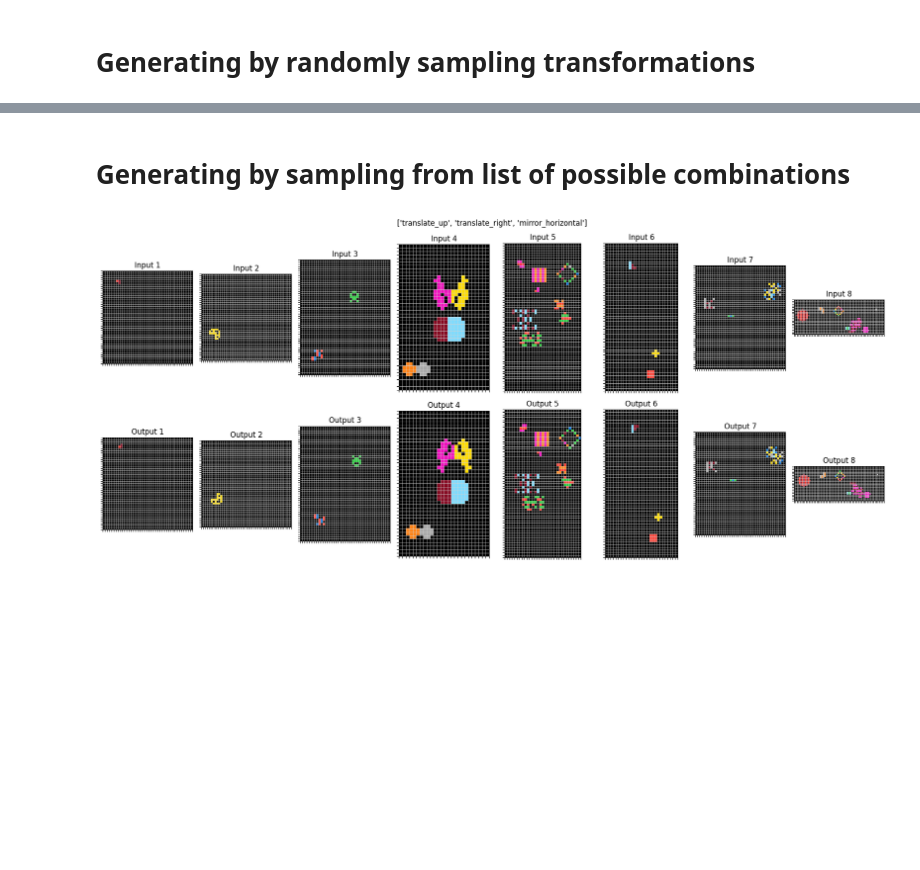
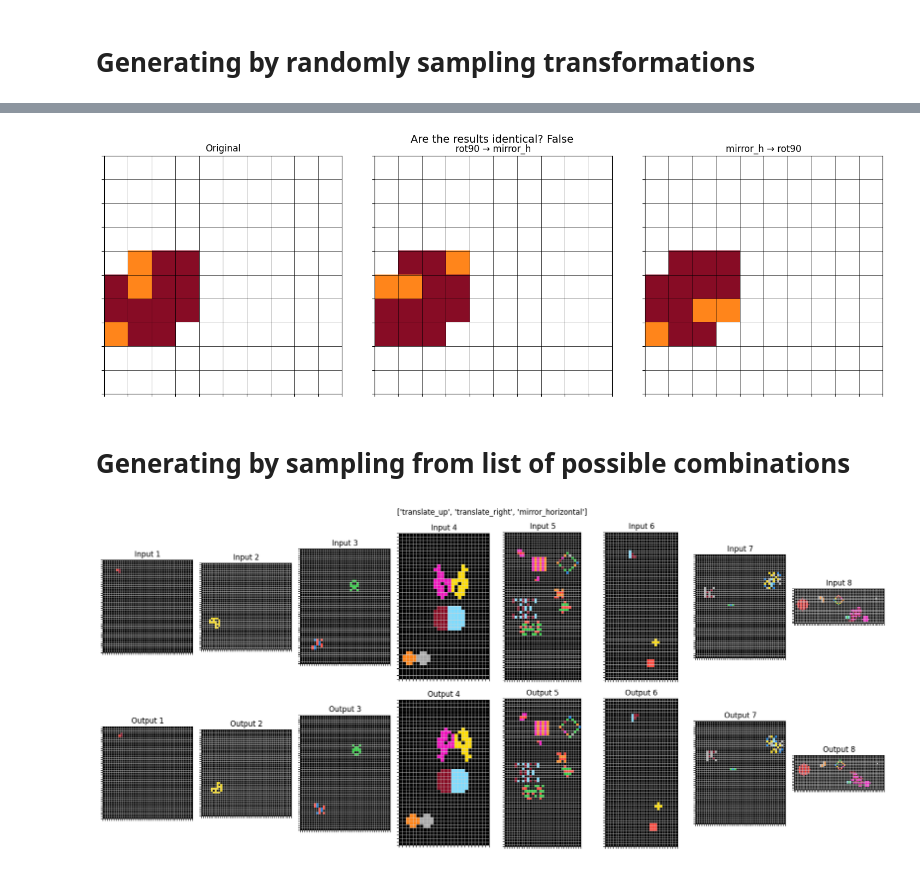
Before and after one commit to ktroyan/COGITAO, a Jupyter notebook: demo.ipynb, the cells around one changed output, grey strips where cells are left out. Drawn from its saved outputs; the diff is of its cells as text; code cells hidden in the pictures; blank space fills up the shorter version.

```diff
--- a/demo.ipynb
+++ b/demo.ipynb
@@ -36,3 +33,69 @@ Can not convert this pc into a grid of size (100, 100)
+# %%
+from arcworld.config import DatasetConfig
+from arcworld.transformations.shape_transformations import transformations_dict
+import matplotlib.pyplot as plt
+
+# Config: 1 shape, fixed 10x10 grid
+config = DatasetConfig(
+    min_n_shapes_per_grid=1,
+    max_n_shapes_per_grid=1,
+    n_examples=1,
+    min_grid_size=10,
+    max_grid_size=10,
+    allowed_combinations=[["rot90"]],  # dummy, we apply manually
+    shape_compulsory_conditionals=["is_shape_less_than_6_rows", "is_shape_less_than_6_cols"],
+)
+
+gen = generator.Generator(config, debug_mode=True)
+
+# Sample a shape and place it on a grid
+compatible_rows = gen.get_compatible_shape_rows(
+    shape_conditionals_to_satisfy=config.shape_compulsory_conditionals,
+    shape_conditionals_not_to_satisfy=[],
+)
+input_grid, shapes = gen.set_up_initial_grid(compatible_rows)
+
+rot90 = transformations_dict["rot90"]
+mirror_h = transformations_dict["mirror_horizontal"]
+
+# Order A: rot90 then mirror_horizontal
+from arcworld.general_utils import position_shape_in_world
+import numpy as np
+
+def apply_and_build_grid(shapes, transforms, grid_shape):
+    out = np.zeros(grid_shape)
+    for s in shapes:
+        t_shape = s
+        for t in transforms:
+            t_shape = t(t_shape)
+        out = position_shape_in_world(out, t_shape)
+    return out
+
+grid_A = apply_and_build_grid(shapes, [rot90, mirror_h], input_grid.shape)
+grid_B = apply_and_build_grid(shapes, [mirror_h, rot90], input_grid.shape)
+
+# Plot all three
+fig, axs = plt.subplots(1, 3, figsize=(15, 5))
+titles = ["Original", "rot90 → mirror_h", "mirror_h → rot90"]
+grids = [input_grid, grid_A, grid_B]
+
+from arcworld.constants import COLORMAP, NORM
+
+for ax, grid, title in zip(axs, grids, titles):
+    ax.imshow(grid, cmap=COLORMAP, norm=NORM)
+    ax.grid(True, which='both', color='black', linewidth=0.5)
+    ax.set_yticks([x - 0.5 for x in range(1 + grid.shape[0])])
+    ax.set_xticks([x - 0.5 for x in range(1 + grid.shape[1])])
+    ax.set_xticklabels([])
+    ax.set_yticklabels([])
+    ax.set_title(title)
+
+are_equal = np.array_equal(grid_A, grid_B)
+fig.suptitle(f"Are the results identical? {are_equal}", fontsize=14)
+plt.tight_layout()
+plt.show()
+# %% [output]
+[figure, added]
 # %% [markdown]
 # Generating by sampling from list of possible combinations
 # %%
```
Also changed, not shown: parts of 2 cells of this notebook, 5 other files.
